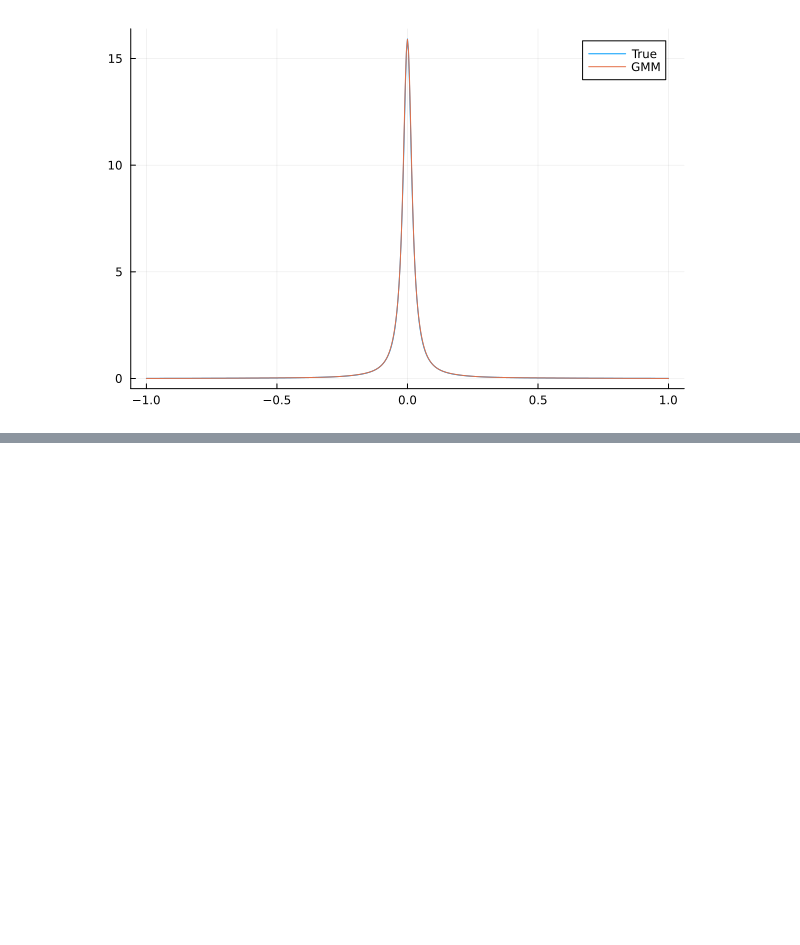
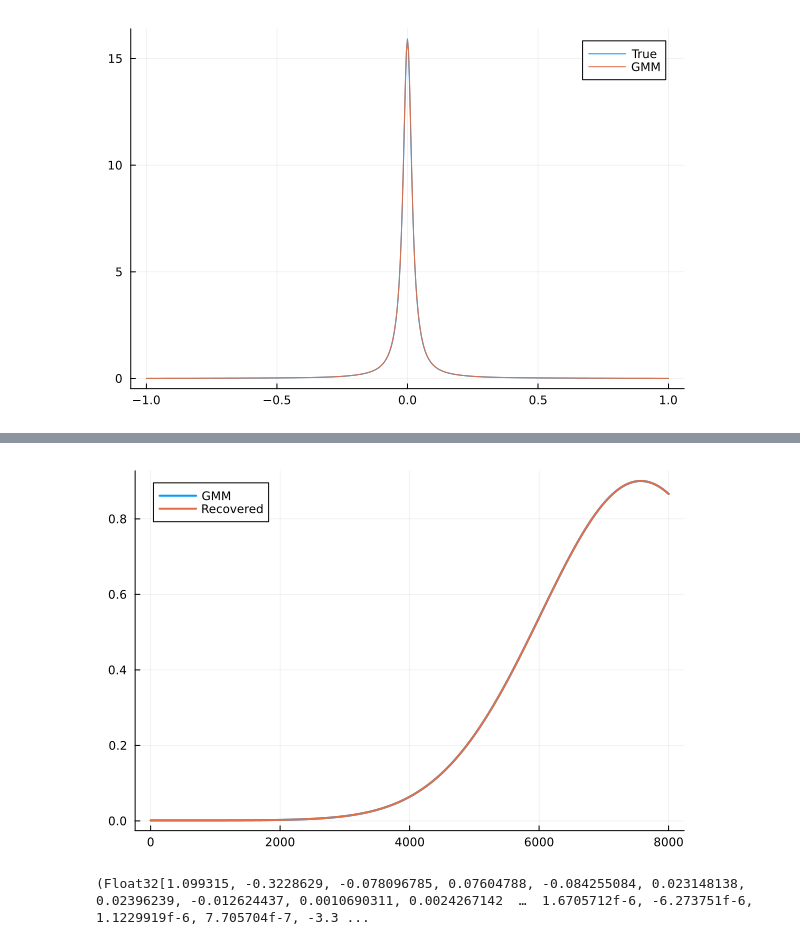
Before and after one commit to YoshihiroMichishita/julia, a Jupyter notebook: SparseIR+/EM_test.ipynb, the cells around one changed output, grey strips where cells are left out. Cells and saved outputs as stored; diff of their text form; code cells hidden in the pictures; blank space fills up the shorter version.

```diff
--- a/SparseIR+/EM_test.ipynb
+++ b/SparseIR+/EM_test.ipynb
@@ -329,0 +357,22 @@ plot!(ws, ρ_gmm, linewidth=1, label="GMM")
+# %%
+#IR_paramsをセットするための関数
+function set_IR(beta::Float64, bw::Float64, del::Float64)
+    #SparseIRの関数を使ってbasisを定義する。
+    #FiniteTempBasis(粒子の種類, 逆温度, バンド幅, 許容する誤差(特異値分解の際に使用))
+    basis = FiniteTempBasis(Fermionic(), beta, bw, del)
+
+    #よく使うことになるので、basisから松原と虚時間のsampling pointsを取り出しておく
+    smpl_matsu = MatsubaraSampling(basis)
+    n_matsu = size(smpl_matsu.sampling_points)[1]
+
+    smpl_tau = TauSampling(basis)
+    n_tau = size(smpl_tau.sampling_points)[1]
+
+    #smpl_matsuのままだとtypeがよく分からず後に不便を感じたのでVector{Complex}の型に直しておく
+    smpl_wn = zeros(ComplexF64, n_matsu)
+    for w in 1:n_matsu
+        smpl_wn[w] = valueim(smpl_matsu.sampling_points[w], beta)
+    end
+
+    return IR_params(beta, bw, basis, smpl_matsu, smpl_tau, n_matsu, n_tau, smpl_wn)
+end
@@ -329,0 +381,7 @@ plot!(ws, ρ_gmm, linewidth=1, label="GMM")
+# %%
+function calc_rhol(ws::Vector{Float64} ,ρ::Vector{Float64}, ir_w_basis)
+    ir_ls = ir_w_basis(ws)
+    dw = (ws[2] - ws[1])
+    #return dw*ir_ls'*ρ
+    return cross_integration_sympson(ir_ls, ρ, dw)
+end
@@ -329,0 +452,2 @@ plot!(ws, ρ_gmm, linewidth=1, label="GMM")
+# %%
+ir_test = set_IR(100.0, 1.0, 1e-10)
@@ -329,0 +502,6 @@ plot!(ws, ρ_gmm, linewidth=1, label="GMM")
+# %%
+gmm_eho_test, rhol_test, rho_recov_test = check_rhol(8001, 5, ir_test)
+plot(gmm_eho_test, linewidth=2, label="GMM")
+plot!(rho_recov_test', linewidth=2, label="Recovered")
+# %% [output]
+[figure, added]
@@ -329,0 +510,4 @@ plot!(ws, ρ_gmm, linewidth=1, label="GMM")
+# %%
+test_data = create_data(4001, 10, ir_test)
+# %% [output]
+(Float32[1.099315, -0.3228629, -0.078096785, 0.07604788, -0.084255084, 0.023148138, 0.02396239, -0.012624437, 0.0010690311, 0.0024267142  …  1.6705712f-6, -6.273751f-6, 1.1229919f-6, 7.705704f-7, -3.3 ...
```
Also changed, not shown: parts of 32 cells of this notebook.
